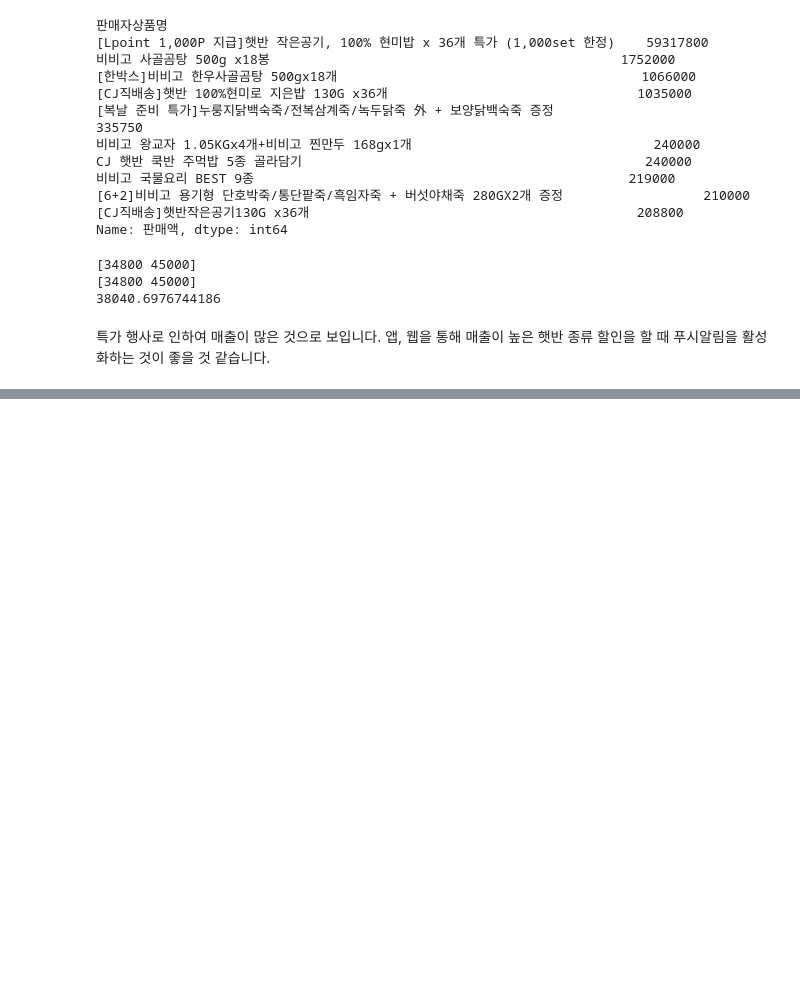
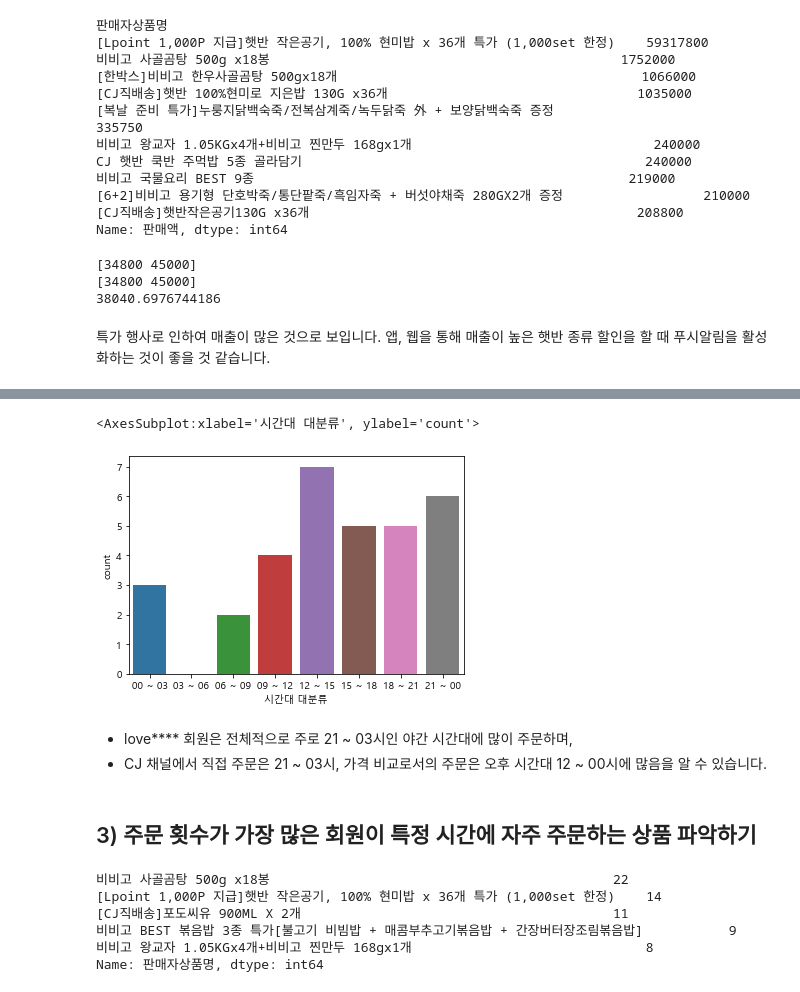
Before and after one commit to habbang8838/BDAA_treasure_in_data, a Jupyter notebook: 데이터_속_보물찾기_팀_요약(박지수).ipynb, the cells around one changed output, grey strips where cells are left out. Drawn from its saved outputs; the diff is of its cells as text; code cells hidden in the pictures; blank space fills up the shorter version.

```diff
--- a/데이터_속_보물찾기_팀_요약(박지수).ipynb
+++ b/데이터_속_보물찾기_팀_요약(박지수).ipynb
@@ -2218,0 +2386,22 @@ Name: 유입채널 대분류, dtype: int64
+# %%
+# 위 회원의 가격비교 이용 시간대 파악하기
+df_mem1_2 = df_mem1[df_mem1['유입채널 대분류'] == '가격비교']
+sns.countplot(x='시간대 대분류', data=df_mem1_2,
+              order=['00 ~ 03', '03 ~ 06', '06 ~ 09', '09 ~ 12', '12 ~ 15', '15 ~ 18', '18 ~ 21', '21 ~ 00'])
+# %% [output]
+<AxesSubplot:xlabel='시간대 대분류', ylabel='count'>
+[figure, added]
+# %% [markdown]
+* love**** 회원은 전체적으로 주로 21 ~ 03시인 야간 시간대에 많이 주문하며,
+* CJ 채널에서 직접 주문은 21 ~ 03시, 가격 비교로서의 주문은 오후 시간대 12 ~ 00시에 많음을 알 수 있습니다.
+# %% [markdown]
+## 3) 주문 횟수가 가장 많은 회원이 특정 시간에 자주 주문하는 상품 파악하기
+# %%
+df_mem1_1['판매자상품명'].value_counts().head()
+# %% [output]
+비비고 사골곰탕 500g x18봉                                            22
+[Lpoint 1,000P 지급]햇반 작은공기, 100% 현미밥 x 36개 특가 (1,000set 한정)    14
+[CJ직배송]포도씨유 900ML X 2개                                        11
+비비고 BEST 볶음밥 3종 특가[불고기 비빔밥 + 매콤부추고기볶음밥 + 간장버터장조림볶음밥]           9
+비비고 왕교자 1.05KGx4개+비비고 찐만두 168gx1개                              8
+Name: 판매자상품명, dtype: int64
```
Also changed, not shown: parts of 212 cells of this notebook.
